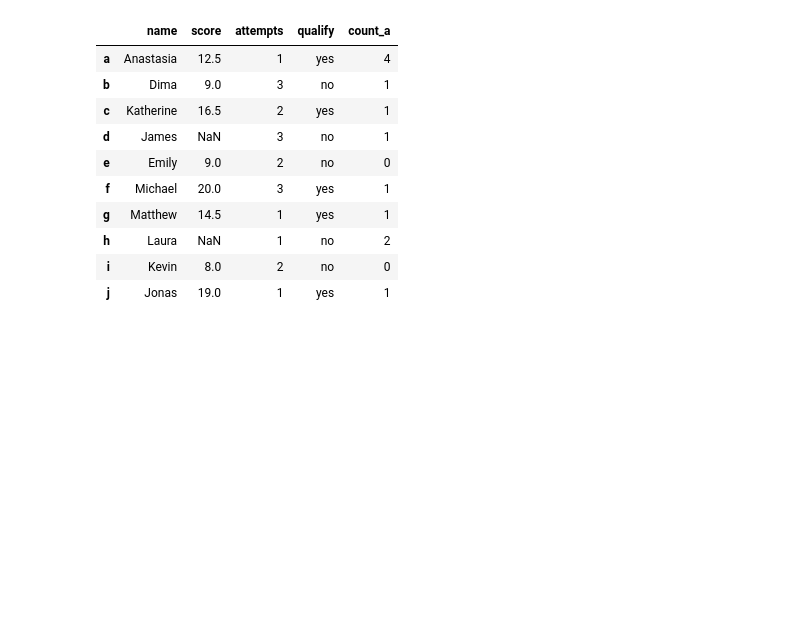
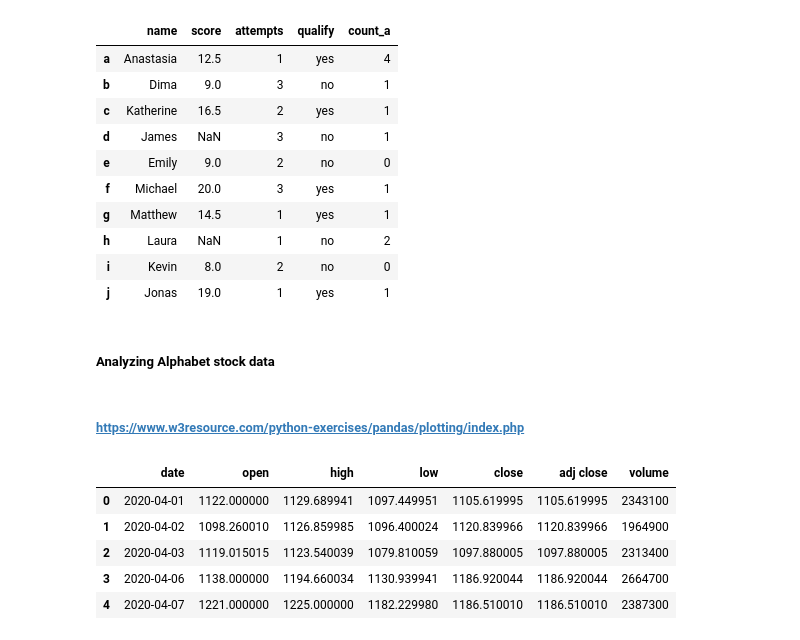
Before and after one commit to yotam-sh/learning_os_gis_development, a Jupyter notebook: pandas/day_26_learning_pandas.ipynb, the cells around one changed output. Saved outputs shown, nothing was run; the diff lists cells and outputs as text; code cells hidden in the pictures; blank space fills up the shorter version.

```diff
--- a/pandas/day_26_learning_pandas.ipynb
+++ b/pandas/day_26_learning_pandas.ipynb
@@ -48,3 +48,7 @@ df_submain
 | h | Laura | NaN | 1 | no | 2 |
 | i | Kevin | 8.0 | 2 | no | 0 |
 | j | Jonas | 19.0 | 1 | yes | 1 |
+# %% [markdown]
+##### Analyzing Alphabet stock data
+# %% [markdown]
+###### https://www.w3resource.com/python-exercises/pandas/plotting/index.php
@@ -50,0 +58,11 @@ df_submain
+# %%
+csv = r'C:\Users\yotam\Documents\Python\repos\learning_os_gis_development\material\matplot_training\alphabet_stock_data.csv'
+df_alphabet = pd.read_csv(csv).rename(mapper=(lambda x: x.lower()), axis='columns')
+df_alphabet.head()
+# %% [output]
+|  | date | open | high | low | close | adj close | volume |
+| 0 | 2020-04-01 | 1122.000000 | 1129.689941 | 1097.449951 | 1105.619995 | 1105.619995 | 2343100 |
+| 1 | 2020-04-02 | 1098.260010 | 1126.859985 | 1096.400024 | 1120.839966 | 1120.839966 | 1964900 |
+| 2 | 2020-04-03 | 1119.015015 | 1123.540039 | 1079.810059 | 1097.880005 | 1097.880005 | 2313400 |
+| 3 | 2020-04-06 | 1138.000000 | 1194.660034 | 1130.939941 | 1186.920044 | 1186.920044 | 2664700 |
+| 4 | 2020-04-07 | 1221.000000 | 1225.000000 | 1182.229980 | 1186.510010 | 1186.510010 | 2387300 |
```
Also changed, not shown: parts of 4 cells of this notebook.
